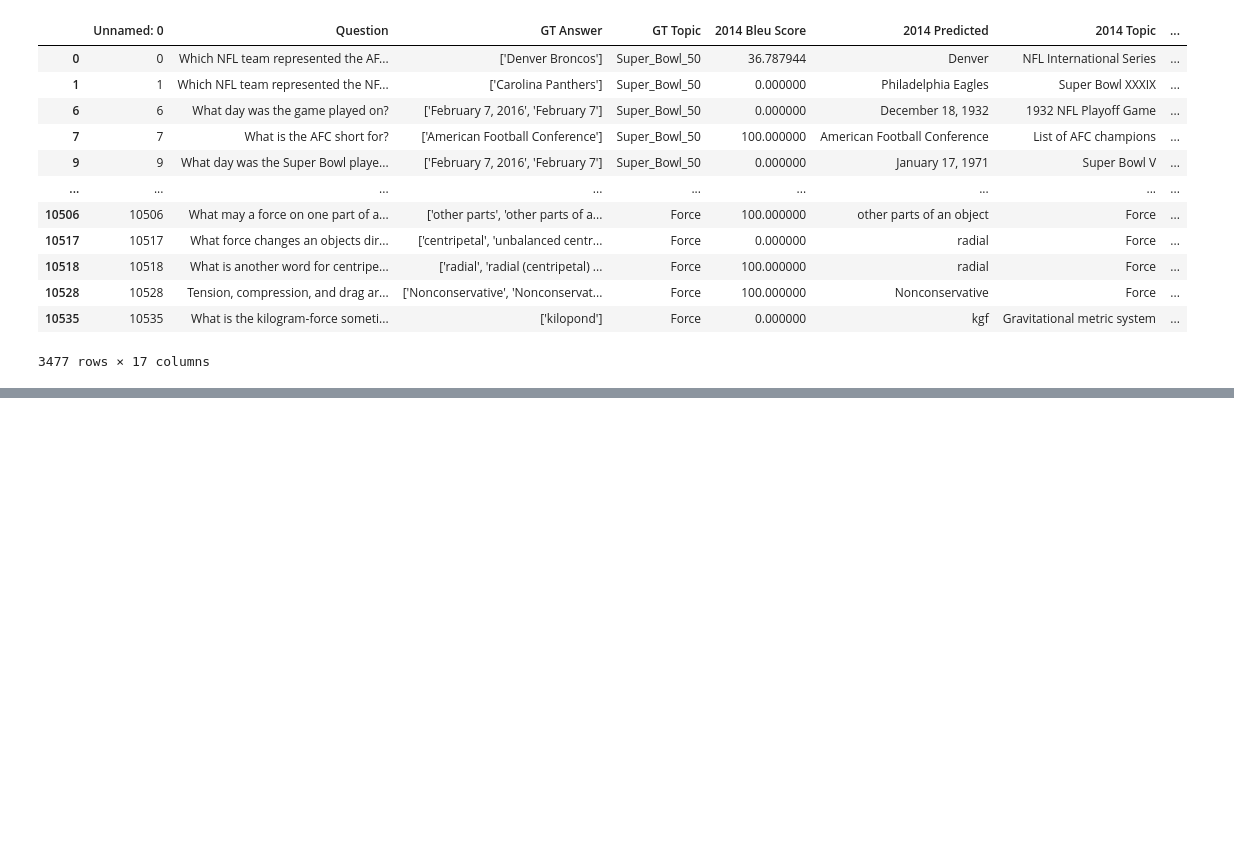
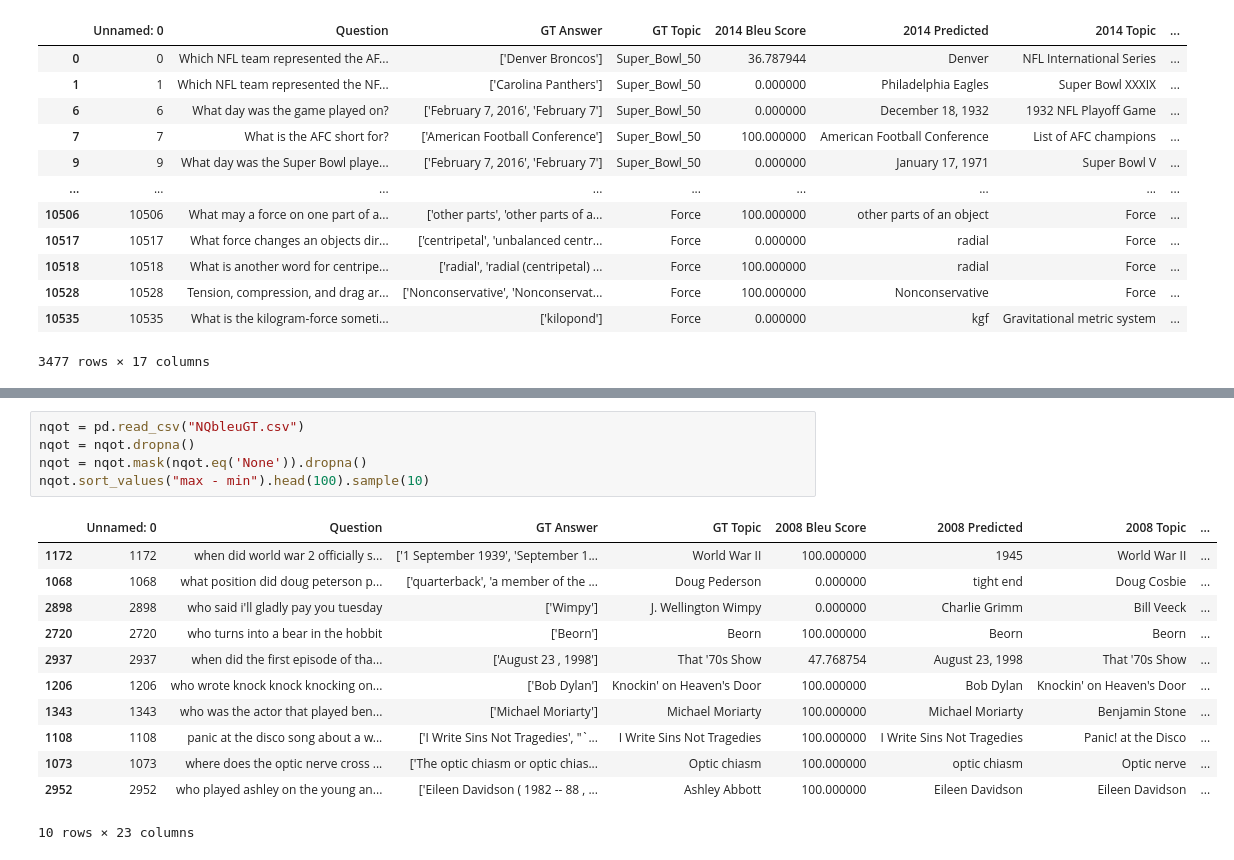
Before and after one commit to npateel/timelywimely, a Jupyter notebook: haystack/Analysis.ipynb, the cells around one changed output, grey strips where cells are left out. Cells and saved outputs as stored; diff of their text form; blank space fills up the shorter version.

```diff
--- a/haystack/Analysis.ipynb
+++ b/haystack/Analysis.ipynb
@@ -73,0 +112,18 @@ dfGT
+# %%
+nqot = pd.read_csv("NQbleuGT.csv")
+nqot = nqot.dropna()
+nqot = nqot.mask(nqot.eq('None')).dropna()
+nqot.sort_values("max - min").head(100).sample(10)
+# %% [output]
+|  | Unnamed: 0 | Question | GT Answer | GT Topic | 2008 Bleu Score | 2008 Predicted | 2008 Topic | ... |
+| 1172 | 1172 | when did world war 2 officially s... | ['1 September 1939', 'September 1... | World War II | 100.000000 | 1945 | World War II | ... |
+| 1068 | 1068 | what position did doug peterson p... | ['quarterback', 'a member of the ... | Doug Pederson | 0.000000 | tight end | Doug Cosbie | ... |
+| 2898 | 2898 | who said i'll gladly pay you tuesday | ['Wimpy'] | J. Wellington Wimpy | 0.000000 | Charlie Grimm | Bill Veeck | ... |
+| 2720 | 2720 | who turns into a bear in the hobbit | ['Beorn'] | Beorn | 100.000000 | Beorn | Beorn | ... |
+| 2937 | 2937 | when did the first episode of tha... | ['August 23 , 1998'] | That '70s Show | 47.768754 | August 23, 1998 | That '70s Show | ... |
+| 1206 | 1206 | who wrote knock knock knocking on... | ['Bob Dylan'] | Knockin' on Heaven's Door | 100.000000 | Bob Dylan | Knockin' on Heaven's Door | ... |
+| 1343 | 1343 | who was the actor that played ben... | ['Michael Moriarty'] | Michael Moriarty | 100.000000 | Michael Moriarty | Benjamin Stone | ... |
+| 1108 | 1108 | panic at the disco song about a w... | ['I Write Sins Not Tragedies', "`... | I Write Sins Not Tragedies | 100.000000 | I Write Sins Not Tragedies | Panic! at the Disco | ... |
+| 1073 | 1073 | where does the optic nerve cross ... | ['The optic chiasm or optic chias... | Optic chiasm | 100.000000 | optic chiasm | Optic nerve | ... |
+| 2952 | 2952 | who played ashley on the young an... | ['Eileen Davidson ( 1982 -- 88 , ... | Ashley Abbott | 100.000000 | Eileen Davidson | Eileen Davidson | ... |
+10 rows × 23 columns
```
Also changed, not shown: parts of 2 cells of this notebook, 1 other file.
